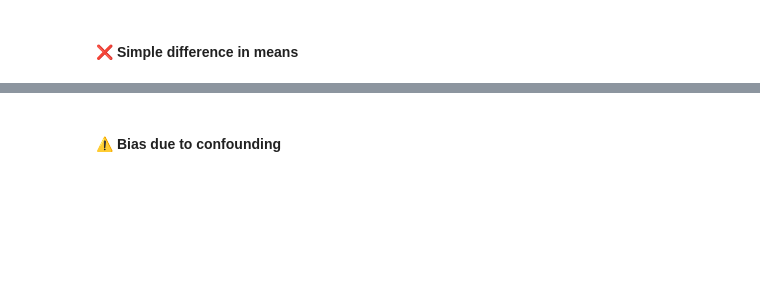
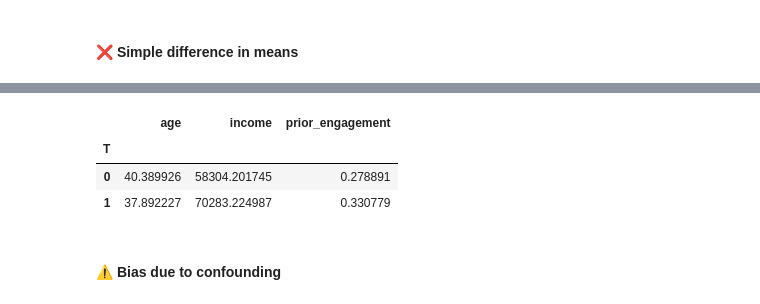
Before and after one commit to ashrithssreddy/statistics-toolkit, a Jupyter notebook: Causal_Inference/Causal_Inference.ipynb, the cells around one changed output, grey strips where cells are left out. Drawn from its saved outputs; the diff is of its cells as text; code cells hidden in the pictures; blank space fills up the shorter version.

```diff
--- a/Causal_Inference/Causal_Inference.ipynb
+++ b/Causal_Inference/Causal_Inference.ipynb
@@ -266,3 +431,11 @@ ___
+# %%
+# Let's quickly visualize how the treated vs control groups differ in covariates
+df.groupby('T')[['age', 'income', 'prior_engagement']].mean()
+# %% [output]
+|  | age | income | prior_engagement |
+| T |  |  |  |
+| 0 | 40.389926 | 58304.201745 | 0.278891 |
+| 1 | 37.892227 | 70283.224987 | 0.330779 |
 # %% [markdown]
 <a id="bias-confounding"></a>
 #### ⚠️ Bias due to confounding
```
Also changed, not shown: parts of 58 cells of this notebook.
